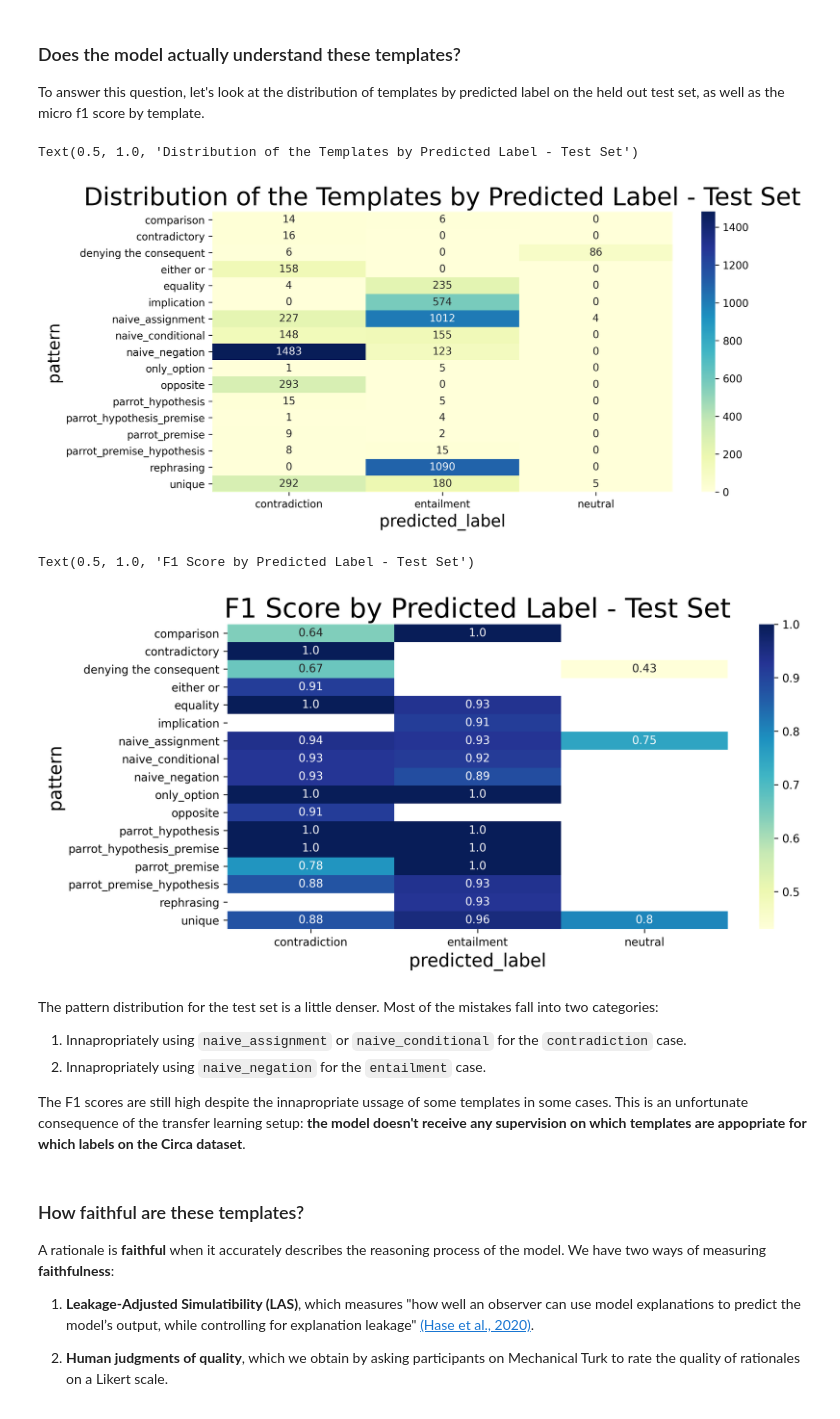
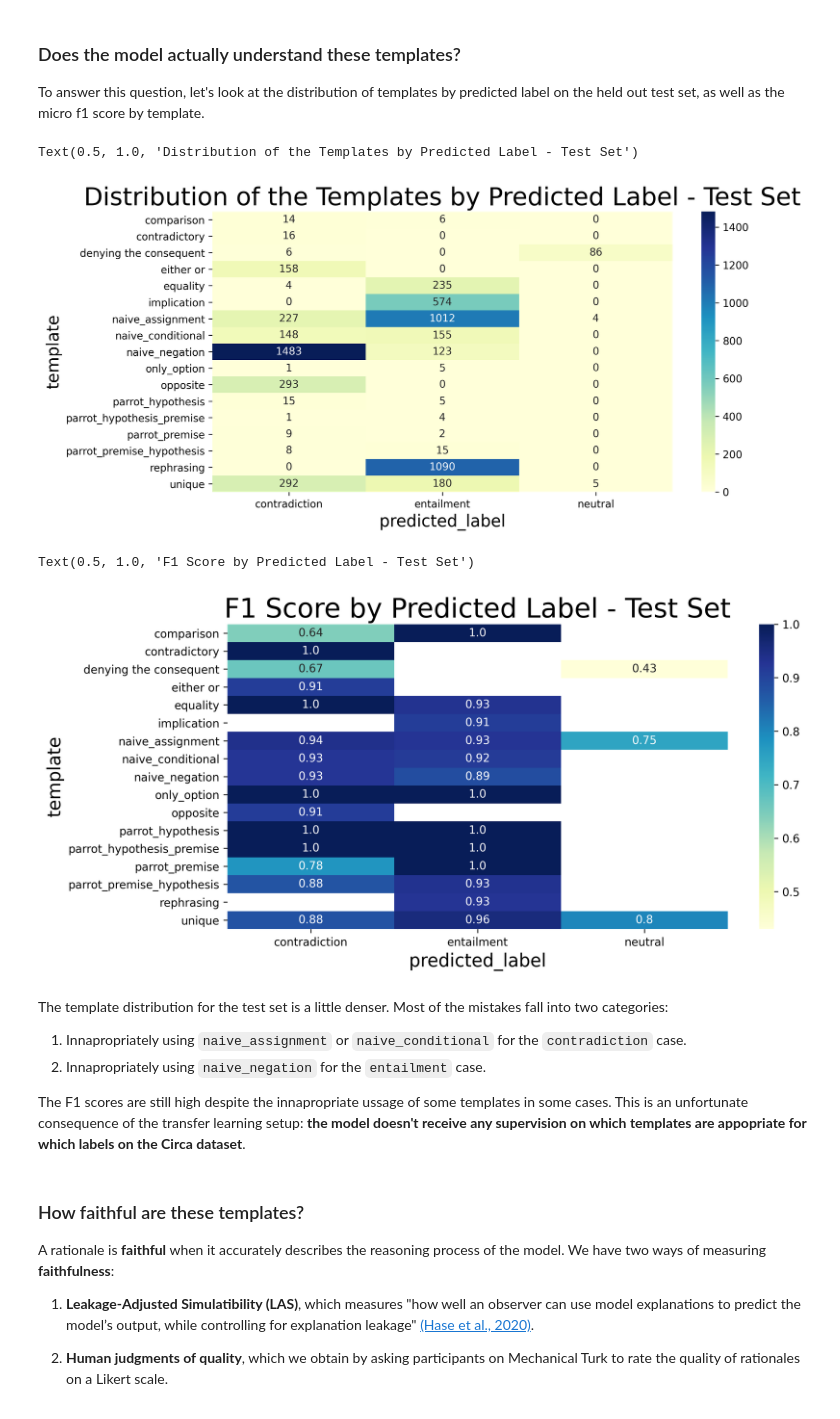
Before and after one commit to frederiknolte/indirect-response, a Jupyter notebook: visualize_rationales.ipynb, the cells around one changed output. Drawn from its saved outputs; the diff is of its cells as text; code cells hidden in the pictures.

```diff
--- a/visualize_rationales.ipynb
+++ b/visualize_rationales.ipynb
@@ -111,25 +109,25 @@ The model's decision to apply a template largely depends on the label prediction
 
 To answer this question, let's look at the distribution of templates by predicted label on the held out test set, as well as the micro f1 score by template.
 # %%
-PATTERN_FREQUENCY = DF[DF['split'] == 'test'].groupby(['pattern', 'predicted_label']).size().reset_index()
-PATTERN_FREQUENCY.columns = ['pattern', 'predicted_label', 'count']
+PATTERN_FREQUENCY = DF[DF['split'] == 'test'].groupby(['template', 'predicted_label']).size().reset_index()
+PATTERN_FREQUENCY.columns = ['template', 'predicted_label', 'count']
 
-PF_PIVOT = PATTERN_FREQUENCY.pivot('pattern', 'predicted_label', 'count')
+PF_PIVOT = PATTERN_FREQUENCY.pivot('template', 'predicted_label', 'count')
 PF_PIVOT[NLI_LABELS] = PF_PIVOT[NLI_LABELS].replace(np.nan, 0)
 PF_PIVOT[NLI_LABELS] = PF_PIVOT[NLI_LABELS].astype(int)
 
 ax = sns.heatmap(
     PF_PIVOT,
     annot=True,
     fmt='d',
     cmap='YlGnBu'
 )
 ax.set_title("Distribution of the Templates by Predicted Label - Test Set")
 # %% [output]
 Text(0.5, 1.0, 'Distribution of the Templates by Predicted Label - Test Set')
-[figure, old version]
+[figure, new version]
 # %%
-MICRO_F1 =  DF.groupby(['pattern', 'split', 'predicted_label']).apply(
+MICRO_F1 =  DF.groupby(['template', 'split', 'predicted_label']).apply(
     lambda x: f1_score(
         x['target_label'],
         x['predicted_label'],
@@ -137,7 +135,7 @@ MICRO_F1 =  DF.groupby(['pattern', 'split', 'predicted_label']).apply(
         average='micro')
 ).rename('f1').reset_index()
 
-A = MICRO_F1[MICRO_F1['split'] == 'test'].pivot('pattern', 'predicted_label', 'f1')
+A = MICRO_F1[MICRO_F1['split'] == 'test'].pivot('template', 'predicted_label', 'f1')
 ax = sns.heatmap(
     A,
     annot=True,
@@ -147,9 +145,9 @@ ax = sns.heatmap(
 ax.set_title("F1 Score by Predicted Label - Test Set")
 # %% [output]
 Text(0.5, 1.0, 'F1 Score by Predicted Label - Test Set')
-[figure, old version]
+[figure, new version]
 # %% [markdown]
-The pattern distribution for the test set is a little denser. Most of the mistakes fall into two categories:
+The template distribution for the test set is a little denser. Most of the mistakes fall into two categories:
 
 1. Innapropriately using `naive_assignment` or `naive_conditional` for the `contradiction` case.
 2. Innapropriately using `naive_negation` for the `entailment` case.
```
Also changed, not shown: parts of 9 cells of this notebook, 2 other files.
